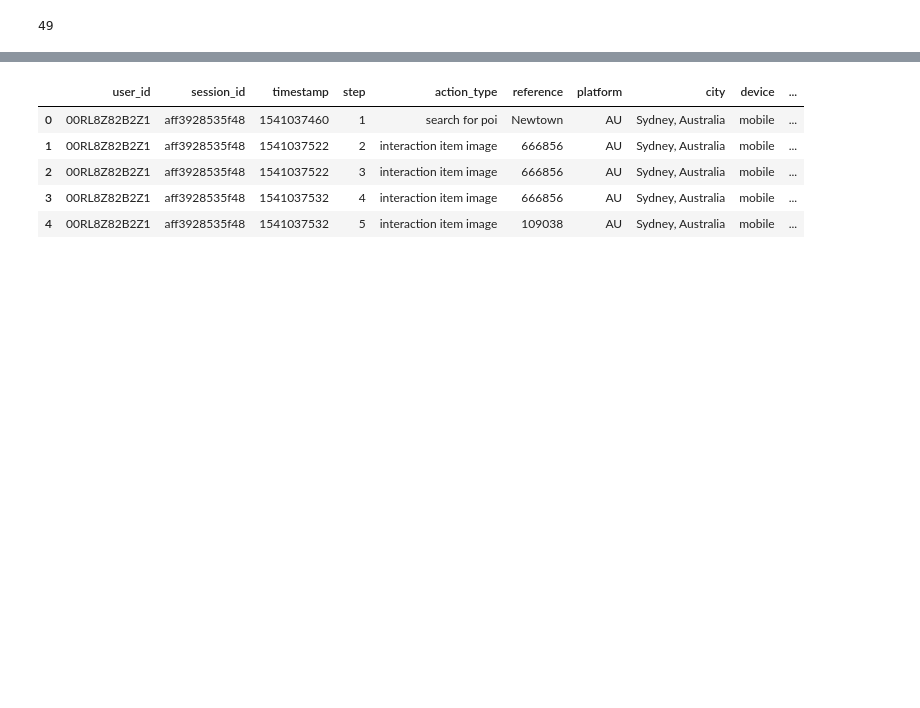
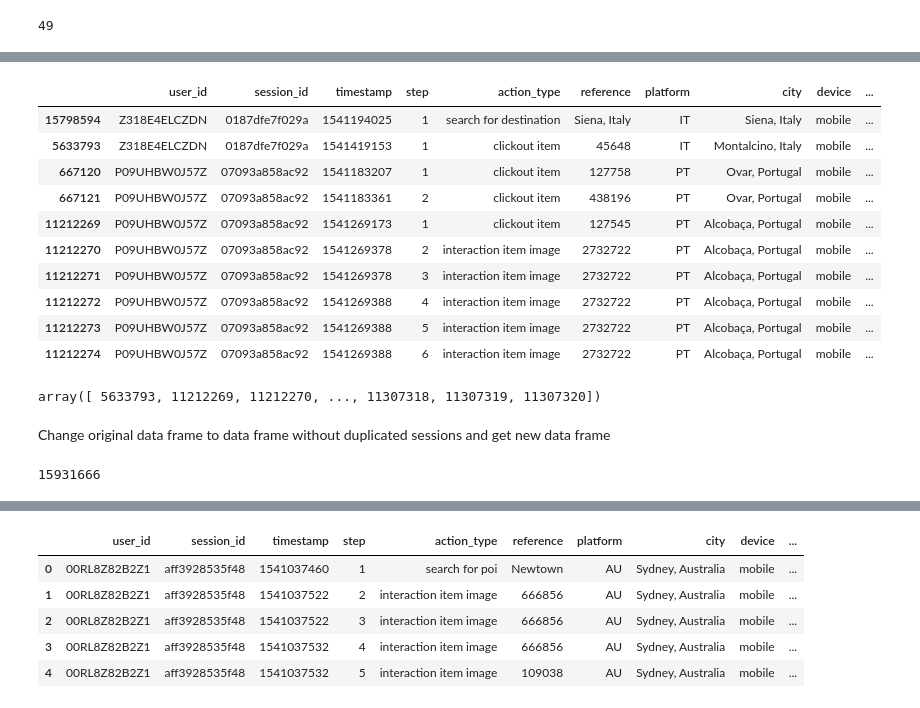
Before and after one commit to Agulaa/trivago-RecSys-Challenge-2019, a Jupyter notebook: Split train data.ipynb, the cells around one changed output, grey strips where cells are left out. Cells and saved outputs as stored; diff of their text form; code cells hidden in the pictures; blank space fills up the shorter version.

```diff
--- a/Split train data.ipynb
+++ b/Split train data.ipynb
@@ -56,2 +101,2 @@ len(session_after)
 # %%
-#df[(df.session_id.isin(all_session_ids)) & (df.step==1)].session_id.drop_duplicates();
+duplicated_df = df[(df.session_id.isin(session_to_drop))].sort_values(["session_id", "timestamp", "step"])
@@ -57,0 +114,2 @@ len(session_after)
+# %%
+duplicated_df["drop"] = np.repeat(True, len(New_df))
@@ -57,0 +136,6 @@ len(session_after)
+# %%
+def change_column_drop(group):
+    steps = group.step
+    index = get_index(steps)
+    group.loc[group.index.isin(index), 'drop'] = False
+    return group
@@ -57,0 +144,14 @@ len(session_after)
+# %%
+duplicated_df.head(10)
+# %% [output]
+|  | user_id | session_id | timestamp | step | action_type | reference | platform | city | device | ... |
+| 15798594 | Z318E4ELCZDN | 0187dfe7f029a | 1541194025 | 1 | search for destination | Siena, Italy | IT | Siena, Italy | mobile | ... |
+| 5633793 | Z318E4ELCZDN | 0187dfe7f029a | 1541419153 | 1 | clickout item | 45648 | IT | Montalcino, Italy | mobile | ... |
+| 667120 | P09UHBW0J57Z | 07093a858ac92 | 1541183207 | 1 | clickout item | 127758 | PT | Ovar, Portugal | mobile | ... |
+| 667121 | P09UHBW0J57Z | 07093a858ac92 | 1541183361 | 2 | clickout item | 438196 | PT | Ovar, Portugal | mobile | ... |
+| 11212269 | P09UHBW0J57Z | 07093a858ac92 | 1541269173 | 1 | clickout item | 127545 | PT | Alcobaça, Portugal | mobile | ... |
+| 11212270 | P09UHBW0J57Z | 07093a858ac92 | 1541269378 | 2 | interaction item image | 2732722 | PT | Alcobaça, Portugal | mobile | ... |
+| 11212271 | P09UHBW0J57Z | 07093a858ac92 | 1541269378 | 3 | interaction item image | 2732722 | PT | Alcobaça, Portugal | mobile | ... |
+| 11212272 | P09UHBW0J57Z | 07093a858ac92 | 1541269388 | 4 | interaction item image | 2732722 | PT | Alcobaça, Portugal | mobile | ... |
+| 11212273 | P09UHBW0J57Z | 07093a858ac92 | 1541269388 | 5 | interaction item image | 2732722 | PT | Alcobaça, Portugal | mobile | ... |
+| 11212274 | P09UHBW0J57Z | 07093a858ac92 | 1541269388 | 6 | interaction item image | 2732722 | PT | Alcobaça, Portugal | mobile | ... |
@@ -57,0 +160,6 @@ len(session_after)
+# %%
+np.array(index_to_drop)
+# %% [output]
+array([ 5633793, 11212269, 11212270, ..., 11307318, 11307319, 11307320])
+# %% [markdown]
+Change original data frame to data frame without duplicated sessions and get new data frame
@@ -57,0 +168,4 @@ len(session_after)
+# %%
+len(new_df)
+# %% [output]
+15931666
```
Also changed, not shown: parts of 41 cells of this notebook, 3 other files.
